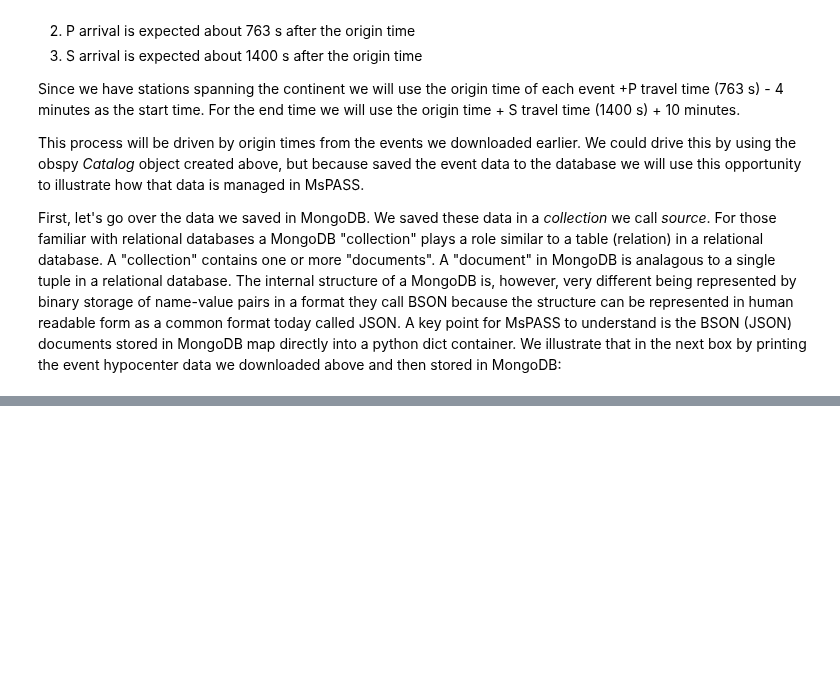
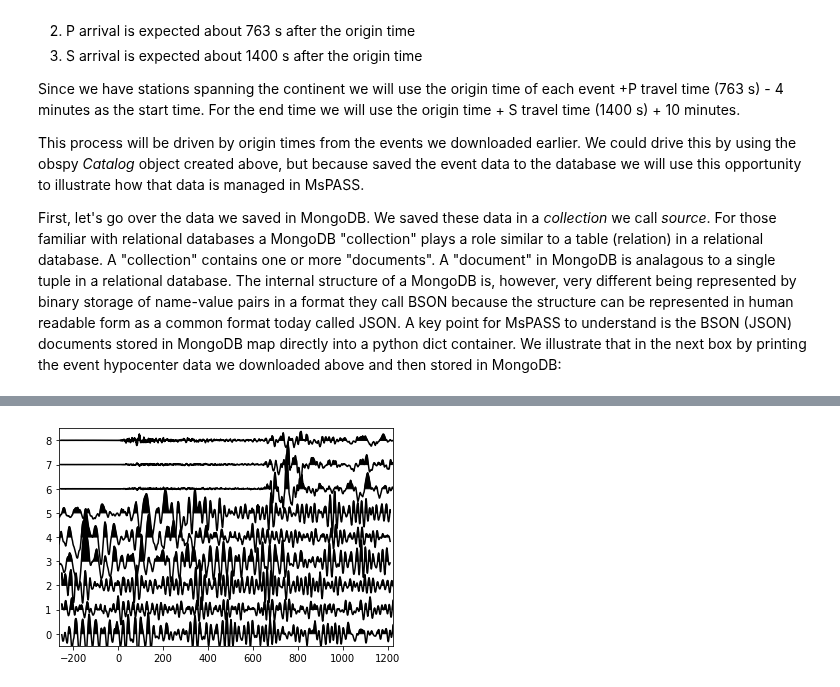
Before and after one commit to mspass-team/mspass_tutorial, a Jupyter notebook: notebooks/getting_started.ipynb, the cells around one changed output, grey strips where cells are left out. Cells and saved outputs as stored; diff of their text form; code cells hidden in the pictures; blank space fills up the shorter version.

```diff
--- a/notebooks/getting_started.ipynb
+++ b/notebooks/getting_started.ipynb
@@ -169,0 +314,9 @@ NameError: name 'dbsource' is not defined
+# %%
+# We make a deep copy with this mechanism so we can restore raw data later
+enscpy=TimeSeriesEnsemble(ensemble)
+i=0
+for d in ensemble.member:
+    print('member ',i,' input t0 time=',UTCDateTime(d.t0))
+    d.ator(d.t0)
+    print('member ',i,' how has time 0=',d.t0)
+    i+=1
@@ -169,0 +398,31 @@ NameError: name 'dbsource' is not defined
+# %%
+from mspasspy.algorithms.window import WindowData
+from mspasspy.ccore.seismic import TimeWindow
+from obspy.taup import TauPyModel
+model = TauPyModel(model="iasp91")
+from obspy.geodetics import gps2dist_azimuth,kilometers2degrees
+
+# This a time window in time relative to P arrival around
+# which we cut each waveform
+cutwin=TimeWindow(-10.0,300.0)
+
+for d in ensemble.member:
+    stalat=d['channel_lat']
+    stalon=d['channel_lon']
+    srclat=d['source_lat']
+    srclon=d['source_lon']
+    depth=d['source_depth']
+    otime=d['source_time']
+    georesult=gps2dist_azimuth(srclat,srclon,stalat,stalon)
+    # obspy's function we just called returns distance in m in element 0 of a tuple
+    # their travel time calculator it is degrees so we need this conversion
+    dist=kilometers2degrees(georesult[0]/1000.0)
+    arrivals=model.get_travel_times(source_depth_in_km=depth,distance_in_degree=dist,phase_list=['P'])
+    d.rtoa()
+    # Arrivals are returned in time order 0 is always the first arrival
+    d.ator(otime+arrivals[0].time)
+    d=WindowData(d,cutwin)
+
+plotter.plot(ensemble)
+# %% [output]
+[figure, added]
```
Also changed, not shown: parts of 29 cells of this notebook.
